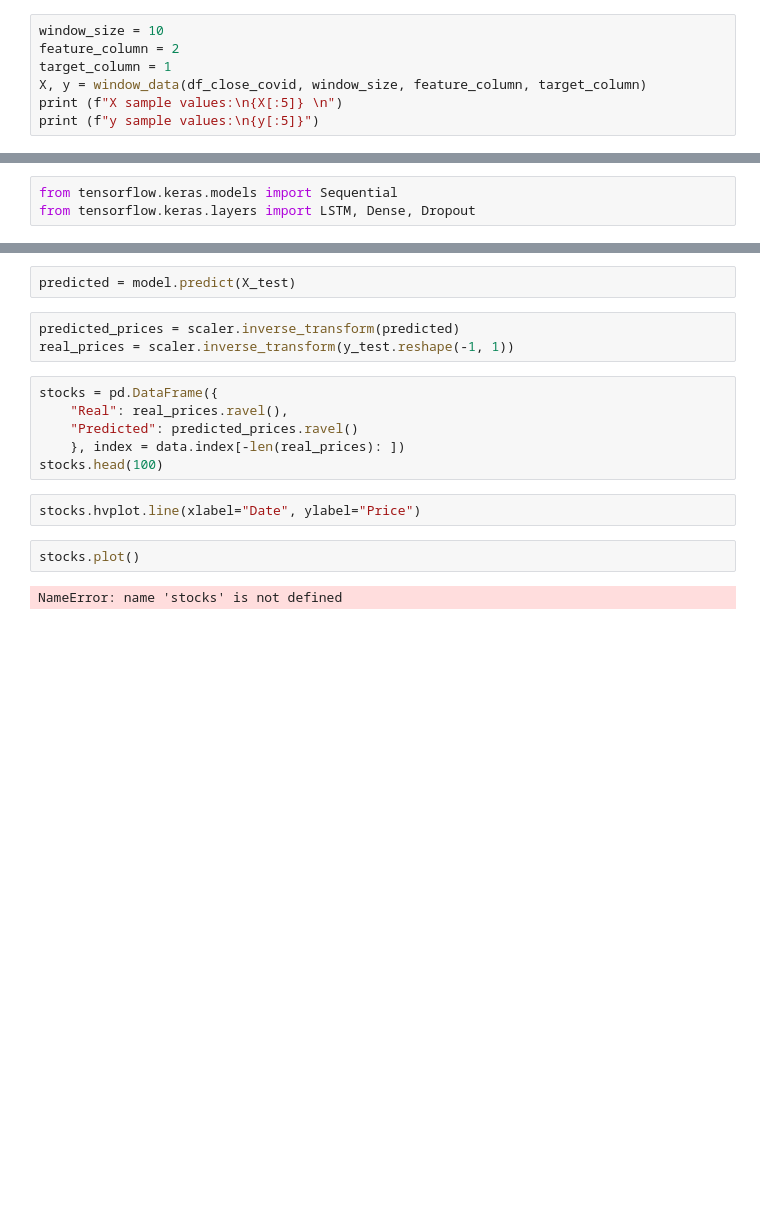
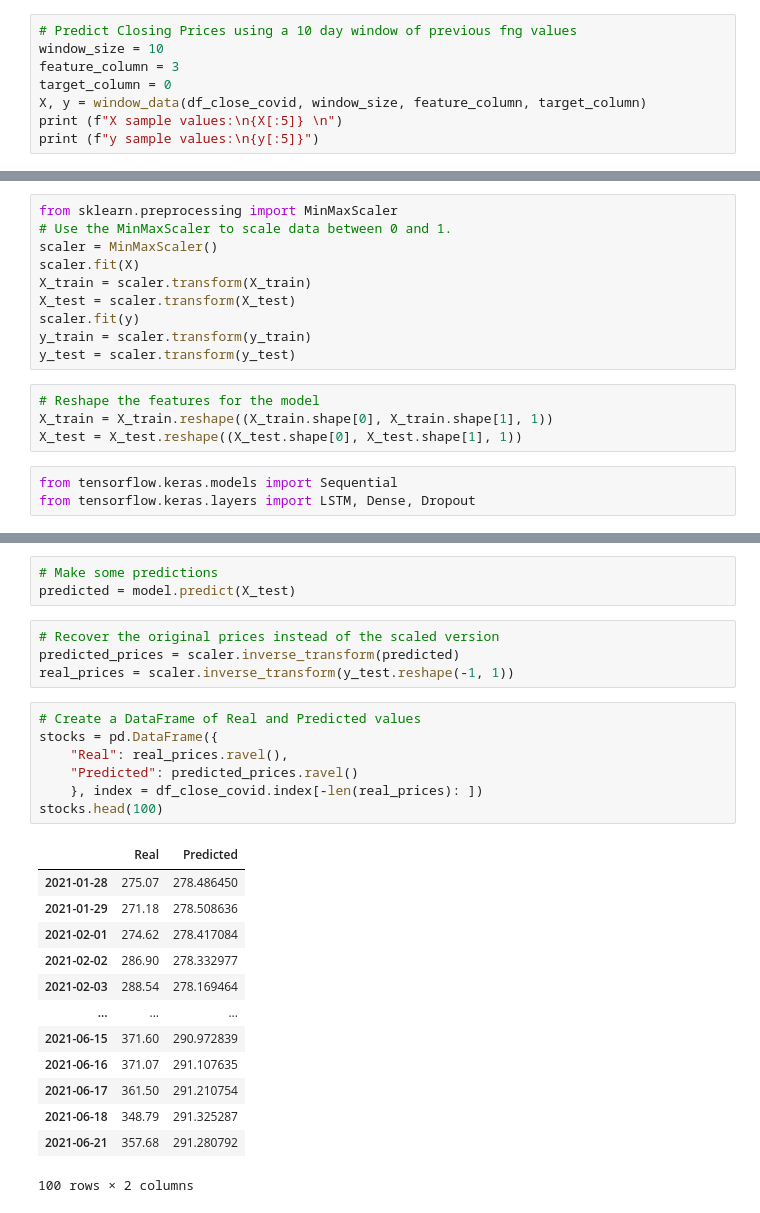
Before and after one commit to Billieo/p2-g3, a Jupyter notebook: notebooks/Billie_Notebook/Billie's_covid.ipynb, the cells around one changed output, grey strips where cells are left out. Saved outputs shown, nothing was run; the diff lists cells and outputs as text; blank space fills up the shorter version.

```diff
--- a/notebooks/Billie_Notebook/Billie's_covid.ipynb
+++ b/notebooks/Billie_Notebook/Billie's_covid.ipynb
@@ -203,9 +184,10 @@ def window_data(df, window, feature_col_number, target_col_number):
         y.append(target)
     return np.array(X), np.array(y).reshape(-1, 1)
 # %%
+# Predict Closing Prices using a 10 day window of previous fng values
 window_size = 10
-feature_column = 2
-target_column = 1
+feature_column = 3
+target_column = 0
 X, y = window_data(df_close_covid, window_size, feature_column, target_column)
 print (f"X sample values:\n{X[:5]} \n")
 print (f"y sample values:\n{y[:5]}")
@@ -241,3 +224,17 @@ array([[48.56, 48.23, 47.57, ..., 46.91, 47.11, 47.27],
+# %%
+from sklearn.preprocessing import MinMaxScaler
+# Use the MinMaxScaler to scale data between 0 and 1.
+scaler = MinMaxScaler()
+scaler.fit(X)
+X_train = scaler.transform(X_train)
+X_test = scaler.transform(X_test)
+scaler.fit(y)
+y_train = scaler.transform(y_train)
+y_test = scaler.transform(y_test)
+# %%
+# Reshape the features for the model
+X_train = X_train.reshape((X_train.shape[0], X_train.shape[1], 1))
+X_test = X_test.reshape((X_test.shape[0], X_test.shape[1], 1))
 # %%
 from tensorflow.keras.models import Sequential
 from tensorflow.keras.layers import LSTM, Dense, Dropout
@@ -298,17 +316,28 @@ ValueError: in user code:
 # %%
+# Make some predictions
 predicted = model.predict(X_test)
 # %%
+# Recover the original prices instead of the scaled version
 predicted_prices = scaler.inverse_transform(predicted)
 real_prices = scaler.inverse_transform(y_test.reshape(-1, 1))
 # %%
+# Create a DataFrame of Real and Predicted values
 stocks = pd.DataFrame({
     "Real": real_prices.ravel(),
     "Predicted": predicted_prices.ravel()
-    }, index = data.index[-len(real_prices): ])
+    }, index = df_close_covid.index[-len(real_prices): ])
 stocks.head(100)
+# %% [output]
+|  | Real | Predicted |
+| 2021-01-28 | 275.07 | 278.486450 |
+| 2021-01-29 | 271.18 | 278.508636 |
+| 2021-02-01 | 274.62 | 278.417084 |
+| 2021-02-02 | 286.90 | 278.332977 |
+| 2021-02-03 | 288.54 | 278.169464 |
+| ... | ... | ... |
+| 2021-06-15 | 371.60 | 290.972839 |
+| 2021-06-16 | 371.07 | 291.107635 |
+| 2021-06-17 | 361.50 | 291.210754 |
+| 2021-06-18 | 348.79 | 291.325287 |
+| 2021-06-21 | 357.68 | 291.280792 |
+100 rows × 2 columns
-# %%
-stocks.hvplot.line(xlabel="Date", ylabel="Price")
-# %%
-stocks.plot()
-# %% [output]
-NameError: name 'stocks' is not defined
```
Also changed, not shown: parts of 21 cells of this notebook, 8 other files.
